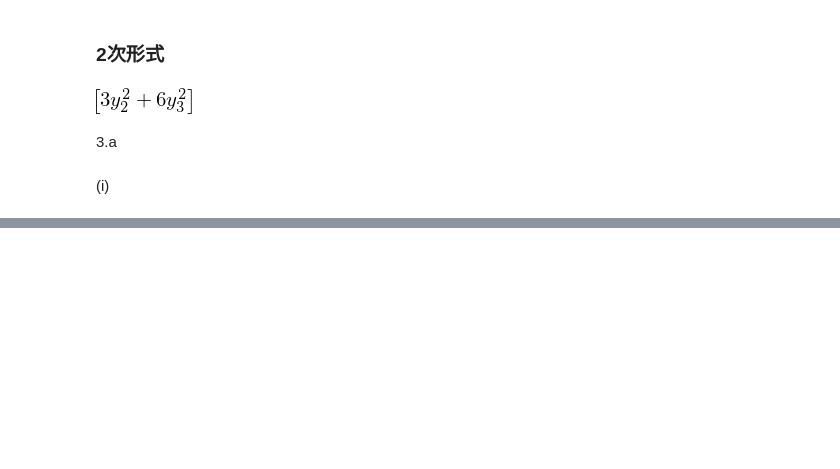
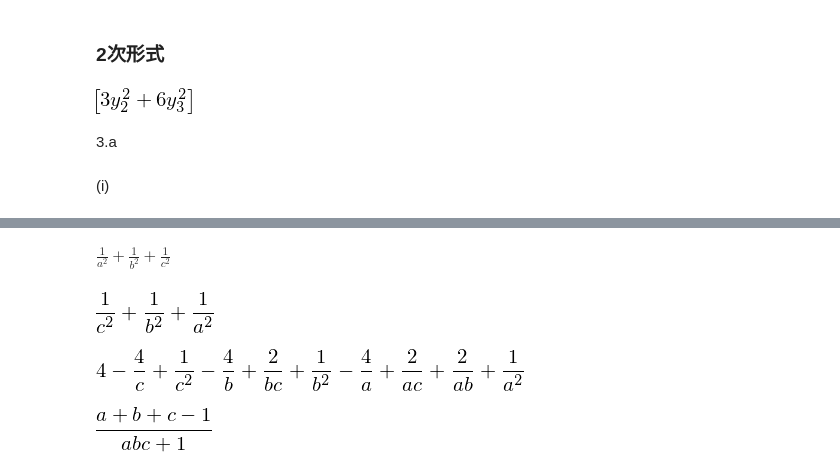
Before and after one commit to iPolyomino/nyon, a Jupyter notebook: week5/exam_17_1.ipynb, the cells around one changed output, grey strips where cells are left out. Saved outputs shown, nothing was run; the diff lists cells and outputs as text; code cells hidden in the pictures; blank space fills up the shorter version.

```diff
--- a/week5/exam_17_1.ipynb
+++ b/week5/exam_17_1.ipynb
@@ -141,0 +158,14 @@ $
+# %% [markdown]
+$\frac{1}{a^2} + \frac{1}{b^2} + \frac{1}{c^2}$
+# %%
+solve_me = 1/a**2 + 1/b**2 + 1/c**2
+display(solve_me)
+
+a1_6 = expand(a1_5**2) # 2乗する
+display(a1_6)
+a1_7 = f1/f3
+display(a1_7)
+# %% [output]
+[figure, added]
+[figure, added]
+[figure, added]
```
Also changed, not shown: parts of 4 cells of this notebook.
